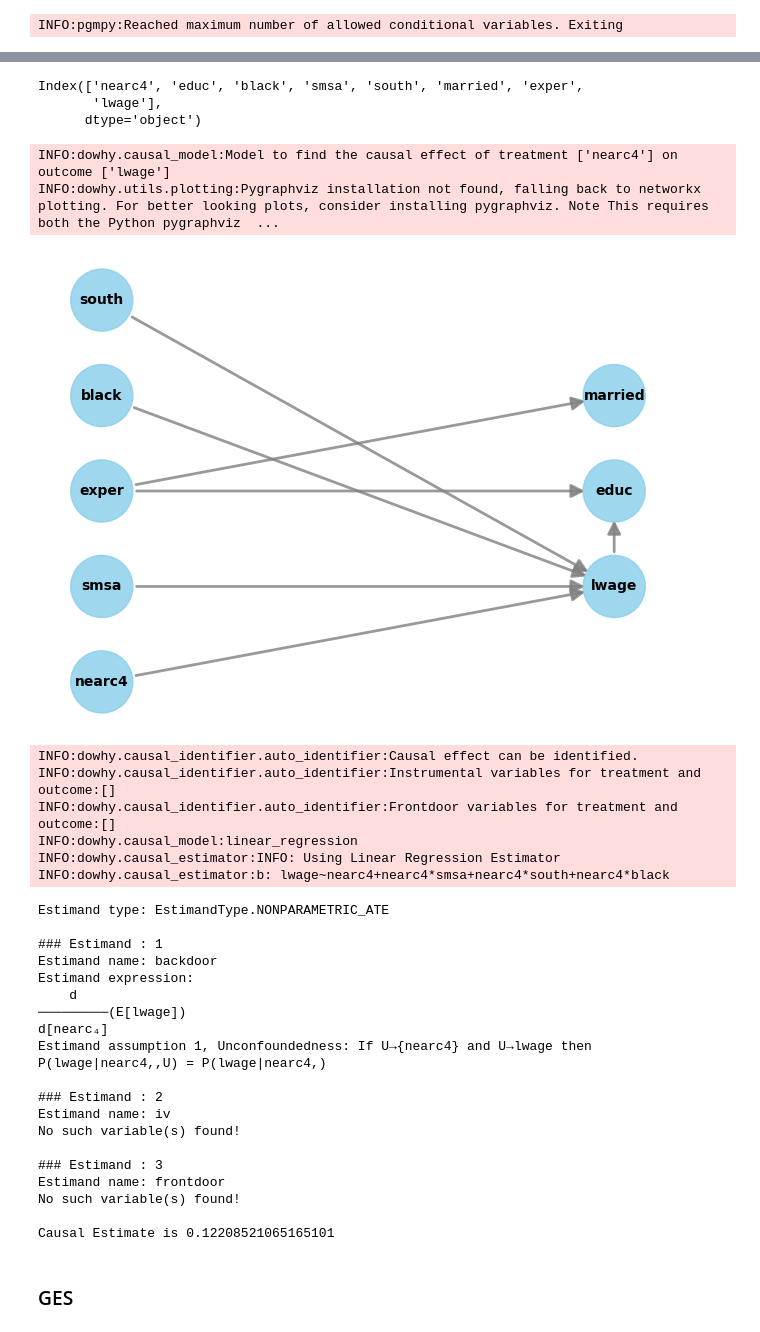
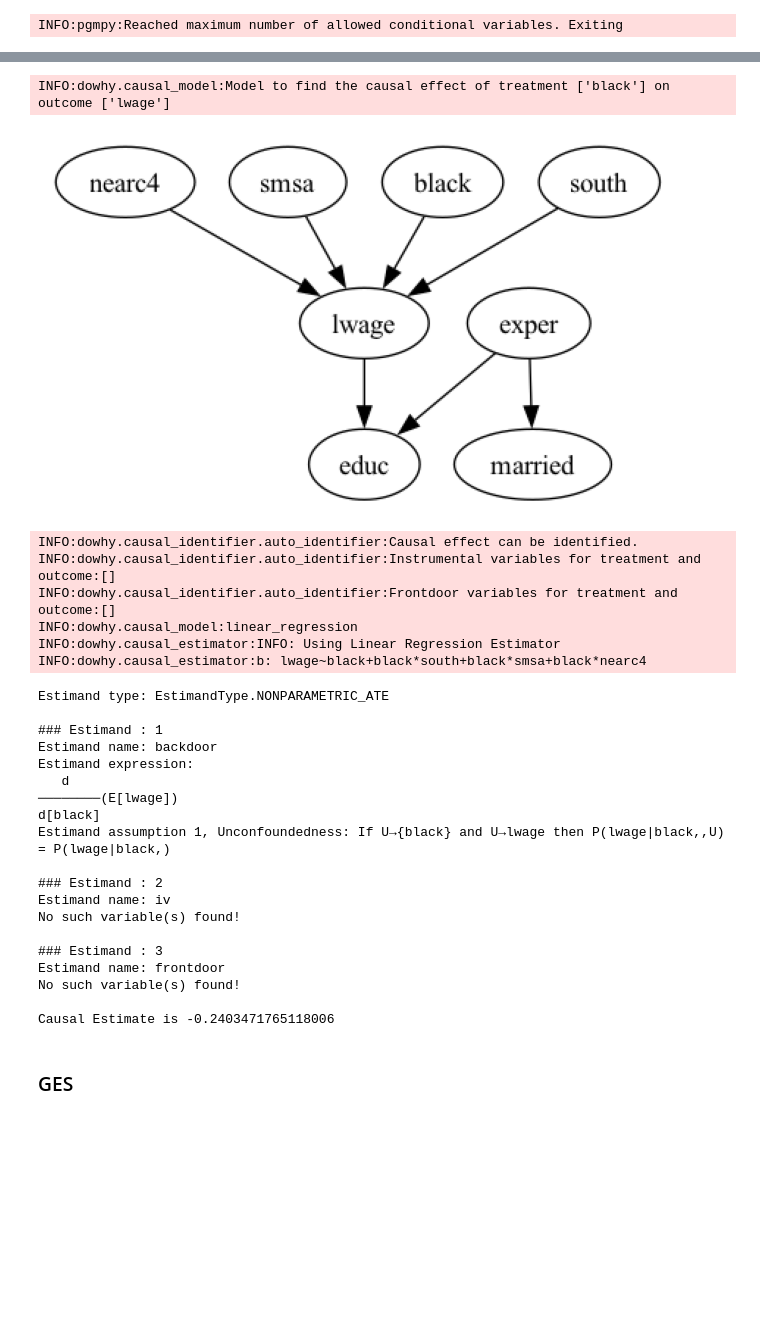
Before and after one commit to jerbeario/CasualPresentation, a Jupyter notebook: earnings/sandbox.ipynb, the cells around one changed output, grey strips where cells are left out. Drawn from its saved outputs; the diff is of its cells as text; code cells hidden in the pictures; blank space fills up the shorter version.

```diff
--- a/earnings/sandbox.ipynb
+++ b/earnings/sandbox.ipynb
@@ -108 +116,21 @@ sns.heatmap(df.corr(), annot=True, fmt=".2f", ax=ax)
+# %%
+# # how does being near a 4 year college affect earnings?
+# treatment = 'nearc4'
+# outcome = 'lwage'
+
+# # estimate the causal effect of education on earings
+# treatment = 'educ'
+# outcome = 'lwage'
+
+# estimate the causal effect of being black on earnings
+treatment = 'black'
+outcome = 'lwage'
+
+# # estimate the causal effect of work experience on earnings
+# treatment = 'exper'
+# outcome = 'lwage'
+
+# #estiamte the causal effect of living in the south on earnings
+# treatment = 'south'
+# outcome = 'lwage'
 # %% [markdown]
@@ -261,43 +258,36 @@ nx.draw_shell(pc_graph, with_labels=True, node_size=3000, font_size=12, arrowsiz
-# %%
-df.columns
-# %% [output]
-Index(['nearc4', 'educ', 'black', 'smsa', 'south', 'married', 'exper',
-       'lwage'],
-      dtype='object')
 # %%
-gml = ''.join(nx.generate_gml(pc_graph))
-model = CausalModel(
+pc_model = CausalModel(
         data = df,
-        treatment='nearc4',
-        outcome='lwage',
-        graph=gml)
-model.view_model()
+        treatment=treatment,
+        outcome=outcome,
+        graph=pc_graph)
 
-identified_estimand = model.identify_effect()
+pc_model.view_model(file_name="earnings/pc_model")
+
+identified_estimand = pc_model.identify_effect()
 print(identified_estimand)
 
-estimate = model.estimate_effect(identified_estimand,
+estimate = pc_model.estimate_effect(identified_estimand,
         method_name="backdoor.linear_regression")
 print("Causal Estimate is " + str(estimate.value))
 # %% [output]
-INFO:dowhy.causal_model:Model to find the causal effect of treatment ['nearc4'] on outcome ['lwage']
-INFO:dowhy.utils.plotting:Pygraphviz installation not found, falling back to networkx plotting. For better looking plots, consider installing pygraphviz. Note This requires both the Python pygraphviz  ...
+INFO:dowhy.causal_model:Model to find the causal effect of treatment ['black'] on outcome ['lwage']
-[figure, old version]
+[figure, new version]
 INFO:dowhy.causal_identifier.auto_identifier:Causal effect can be identified.
 INFO:dowhy.causal_identifier.auto_identifier:Instrumental variables for treatment and outcome:[]
 INFO:dowhy.causal_identifier.auto_identifier:Frontdoor variables for treatment and outcome:[]
 INFO:dowhy.causal_model:linear_regression
 INFO:dowhy.causal_estimator:INFO: Using Linear Regression Estimator
-INFO:dowhy.causal_estimator:b: lwage~nearc4+nearc4*smsa+nearc4*south+nearc4*black
+INFO:dowhy.causal_estimator:b: lwage~black+black*south+black*smsa+black*nearc4
 Estimand type: EstimandType.NONPARAMETRIC_ATE
 
 ### Estimand : 1
 Estimand name: backdoor
 Estimand expression:
-    d
-─────────(E[lwage])
-d[nearc₄]
-Estimand assumption 1, Unconfoundedness: If U→{nearc4} and U→lwage then P(lwage|nearc4,,U) = P(lwage|nearc4,)
+   d
+────────(E[lwage])
+d[black]
+Estimand assumption 1, Unconfoundedness: If U→{black} and U→lwage then P(lwage|black,,U) = P(lwage|black,)
 
 ### Estimand : 2
 Estimand name: iv
@@ -307,7 +297,7 @@ No such variable(s) found!
 Estimand name: frontdoor
 No such variable(s) found!
 
-Causal Estimate is 0.12208521065165101
+Causal Estimate is -0.2403471765118006
 # %% [markdown]
 ### GES
 # %%
```
Also changed, not shown: parts of 29 cells of this notebook.
